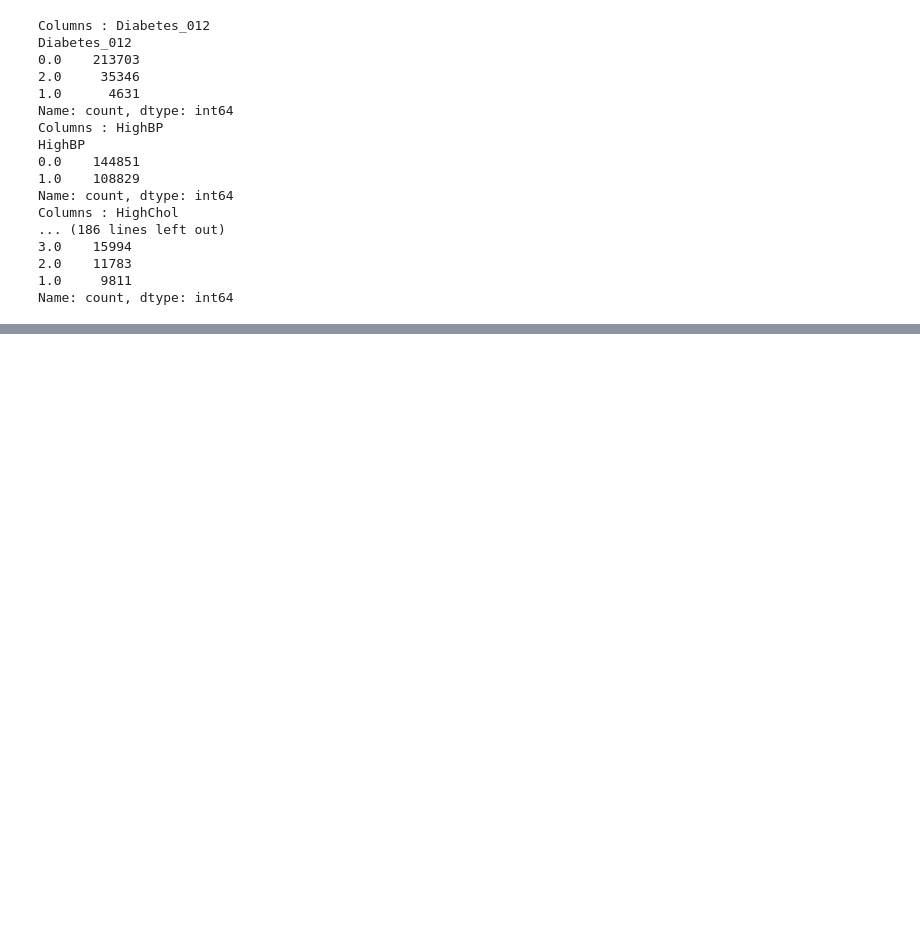
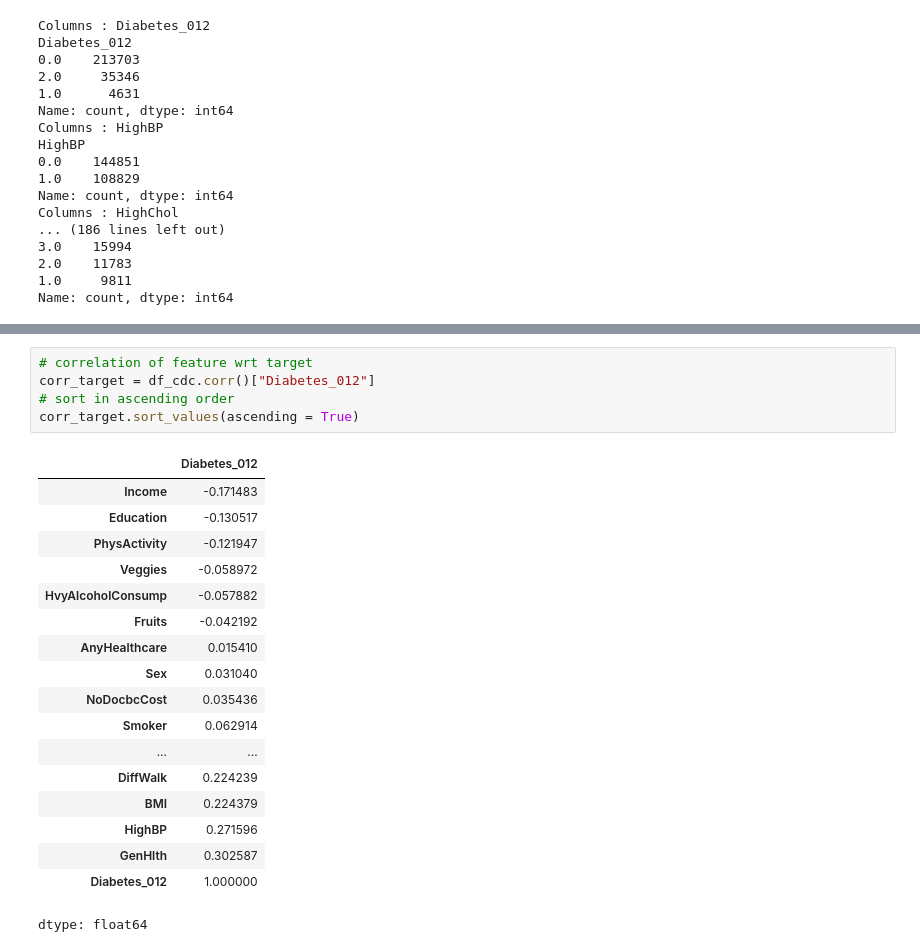
Before and after one commit to Govind-2004/CDC_Diabetes_Health_Indicators_Preprocessing_Dataset, a Jupyter notebook: CDC_Diabetes_Preprocessing_EDA.ipynb, the cells around one changed output, grey strips where cells are left out. Saved outputs shown, nothing was run; the diff lists cells and outputs as text; blank space fills up the shorter version.

```diff
--- a/CDC_Diabetes_Preprocessing_EDA.ipynb
+++ b/CDC_Diabetes_Preprocessing_EDA.ipynb
@@ -171,0 +209,24 @@ Name: count, dtype: int64
+# %%
+# correlation of feature wrt target
+corr_target = df_cdc.corr()["Diabetes_012"]
+# sort in ascending order
+corr_target.sort_values(ascending = True)
+# %% [output]
+|  | Diabetes_012 |
+| Income | -0.171483 |
+| Education | -0.130517 |
+| PhysActivity | -0.121947 |
+| Veggies | -0.058972 |
+| HvyAlcoholConsump | -0.057882 |
+| Fruits | -0.042192 |
+| AnyHealthcare | 0.015410 |
+| Sex | 0.031040 |
+| NoDocbcCost | 0.035436 |
+| Smoker | 0.062914 |
+| ... | ... |
+| DiffWalk | 0.224239 |
+| BMI | 0.224379 |
+| HighBP | 0.271596 |
+| GenHlth | 0.302587 |
+| Diabetes_012 | 1.000000 |
+dtype: float64
```
Also changed, not shown: parts of 8 cells of this notebook.
